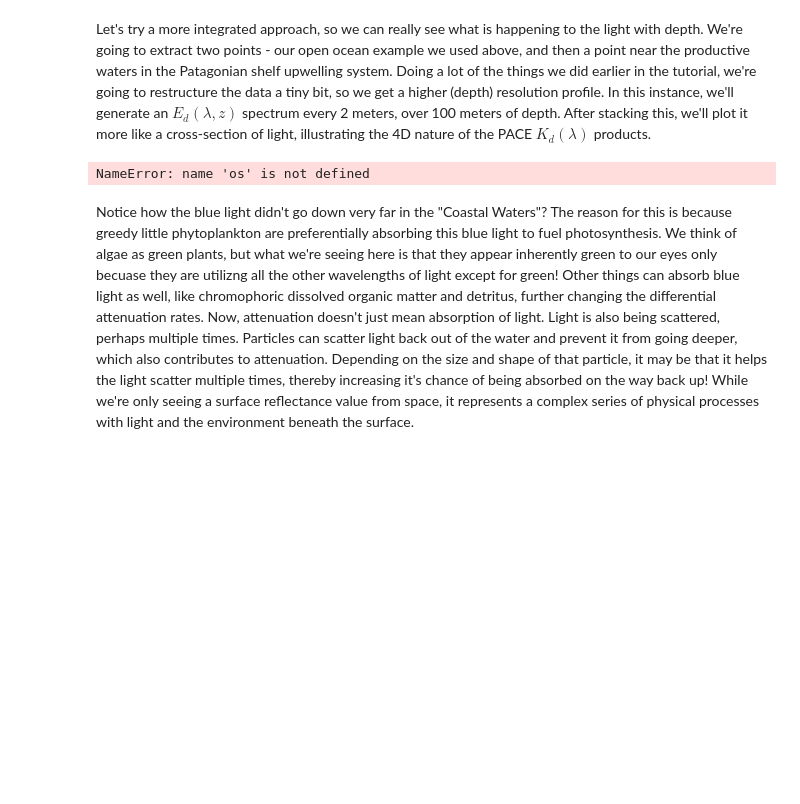
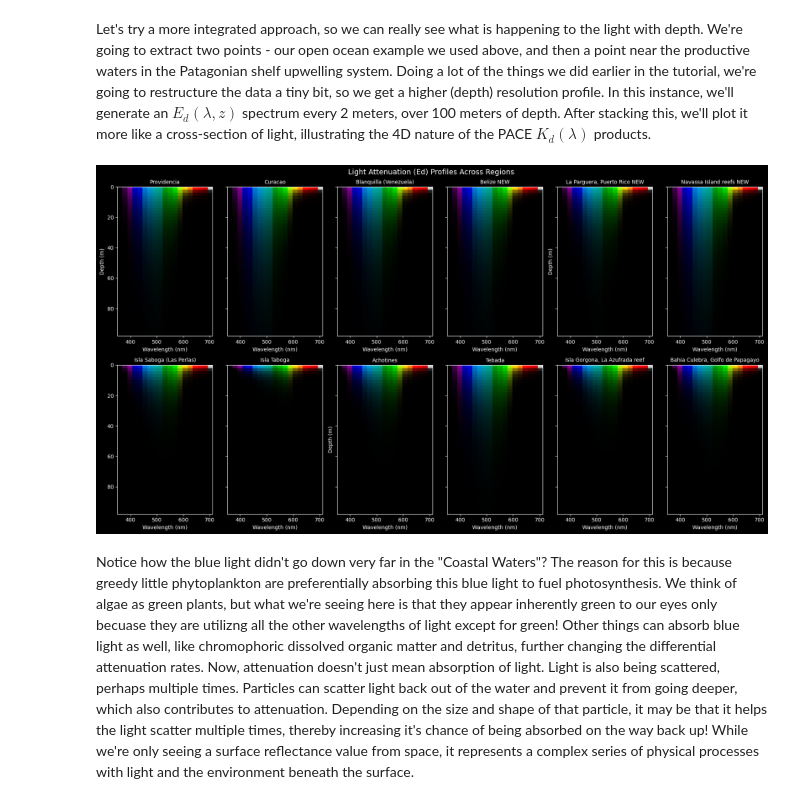
Before and after one commit to ocean-satellite-tools/hyperdawg, a Jupyter notebook: tutorials/Pierotti/kd_pierotti.ipynb, the cells around one changed output. Drawn from its saved outputs; the diff is of its cells as text; code cells hidden in the pictures; blank space fills up the shorter version.

```diff
--- a/tutorials/Pierotti/kd_pierotti.ipynb
+++ b/tutorials/Pierotti/kd_pierotti.ipynb
@@ -279,6 +288,7 @@ Let's try a more integrated approach, so we can really see what is happening to
 import numpy as np
 import matplotlib.pyplot as plt
 from matplotlib.colors import Normalize
+import os
 
 
 # Directory to save files
@@ -317,7 +327,7 @@ for idx, region in enumerate(region_kd_profiles):
         Ed_matrix[i, :] = Es * np.exp(-Kd_vals * z)
 
     # Save Ed_matrix to a file
-    region_label = f"{name}_Sep2024"  # Append "Sep2024" to region name
+    region_label = f"{name}_Oct2024"  # Append "Sep2024" to region name
     filename = f"{region_label}_Ed_matrix.csv"
     filepath = os.path.join(output_dir, filename)
 
@@ -333,35 +343,35 @@ for idx, region in enumerate(region_kd_profiles):
 
     # Plot
     ax = axs[idx]
     ax.imshow(rgb_img, aspect='auto',
               extent=[wavelengths.min(), wavelengths.max(), depths.max(), depths.min()])
     ax.set_title(name, fontsize=10, color='white')
     ax.set_xlabel("Wavelength (nm)", color='white')
     if idx % 4 == 0:
         ax.set_ylabel("Depth (m)", color='white')
 
     ax.set_facecolor('black')
     ax.tick_params(colors='white')
     for spine in ax.spines.values():
         spine.set_edgecolor('white')
 
 # Hide unused subplots
 for j in range(idx + 1, len(axs)):
     axs[j].axis("off")
 
 # Final formatting
 fig.suptitle("Light Attenuation (Ed) Profiles Across Regions", color='white', fontsize=14)
 fig.patch.set_facecolor('black')
 plt.tight_layout()
 
 # Save the final image (entire figure)
-final_image_filename = "Ed_profiles_final_image_Sep2024.png"
+final_image_filename = "Ed_profiles_final_image_Oct2024.png"
 final_image_filepath = os.path.join(output_dir, final_image_filename)
 plt.savefig(final_image_filepath, dpi=300, bbox_inches='tight')
 
 plt.show()
 # %% [output]
-NameError: name 'os' is not defined
+[figure, added]
 # %% [markdown]
 Notice how the blue light didn't go down very far in the "Coastal Waters"? The reason for this is because greedy little phytoplankton are preferentially absorbing this blue light to fuel photosynthesis. We think of algae as green plants, but what we're seeing here is that they appear inherently green to our eyes only becuase they are utilizng all the other wavelengths of light except for green! Other things can absorb blue light as well, like chromophoric dissolved organic matter and detritus, further changing the differential attenuation rates. Now, attenuation doesn't just mean absorption of light. Light is also being scattered, perhaps multiple times. Particles can scatter light back out of the water and prevent it from going deeper, which also contributes to attenuation. Depending on the size and shape of that particle, it may be that it helps the light scatter multiple times, thereby increasing it's chance of being absorbed on the way back up! While we're only seeing a surface reflectance value from space, it represents a complex series of physical processes with light and the environment beneath the surface.
 # %% [markdown]
```
Also changed, not shown: parts of 2 cells of this notebook, 16 other files.
